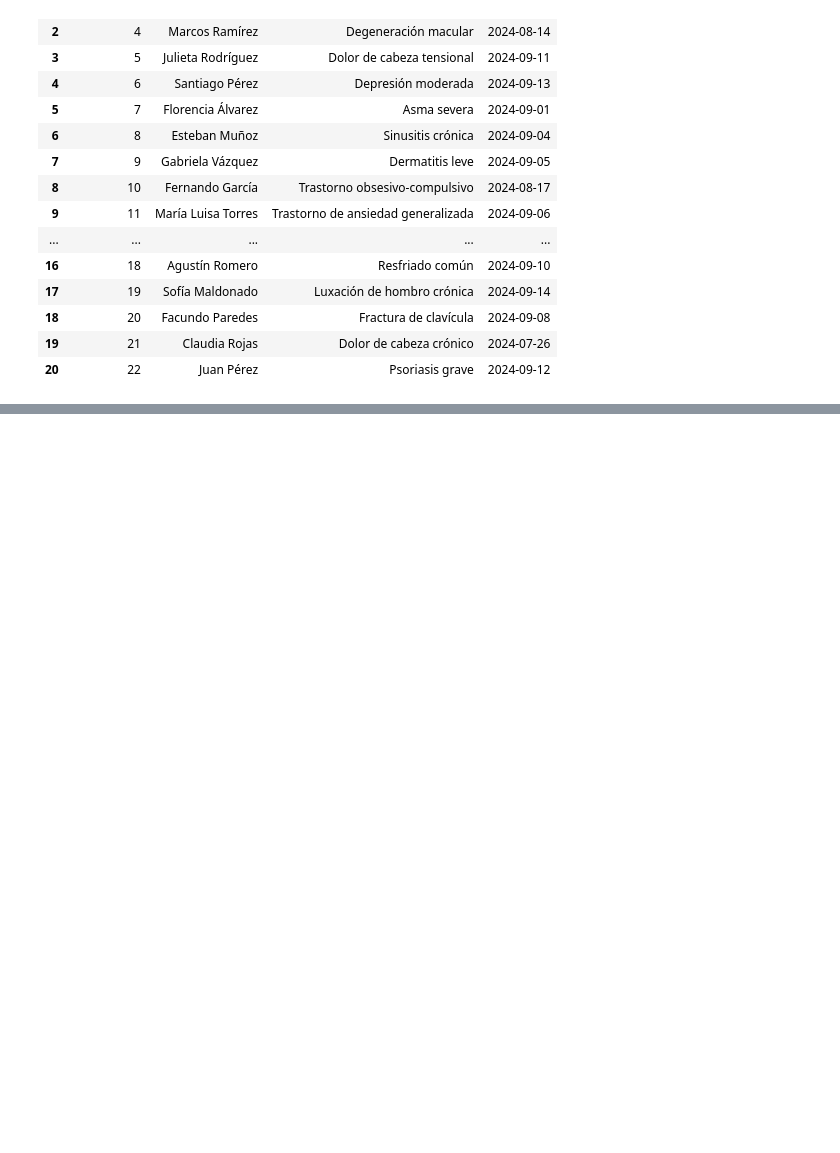
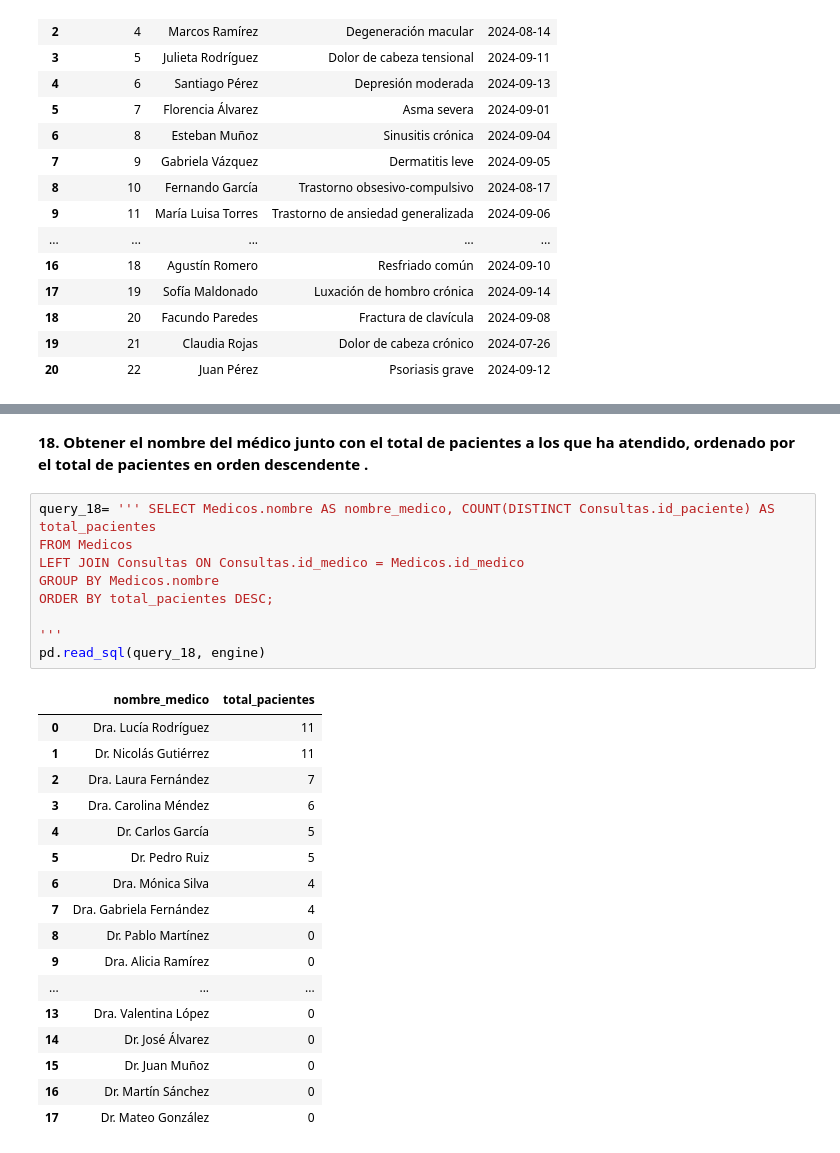
Before and after one commit to gonzagrau/TP5_GrauLuna, a Jupyter notebook: database_connection/queries.ipynb, the cells around one changed output, grey strips where cells are left out. Saved outputs shown, nothing was run; the diff lists cells and outputs as text; blank space fills up the shorter version.

```diff
--- a/database_connection/queries.ipynb
+++ b/database_connection/queries.ipynb
@@ -382,0 +444,29 @@ pd.read_sql(query_15, engine)
+# %% [markdown]
+**18.  Obtener el nombre del médico junto con el total de pacientes a los que ha atendido, ordenado por el total de pacientes en orden descendente .**
+# %%
+query_18= ''' SELECT Medicos.nombre AS nombre_medico, COUNT(DISTINCT Consultas.id_paciente) AS total_pacientes
+FROM Medicos
+LEFT JOIN Consultas ON Consultas.id_medico = Medicos.id_medico
+GROUP BY Medicos.nombre
+ORDER BY total_pacientes DESC;
+
+'''
+pd.read_sql(query_18, engine)
+# %% [output]
+|  | nombre_medico | total_pacientes |
+| 0 | Dra. Lucía Rodríguez | 11 |
+| 1 | Dr. Nicolás Gutiérrez | 11 |
+| 2 | Dra. Laura Fernández | 7 |
+| 3 | Dra. Carolina Méndez | 6 |
+| 4 | Dr. Carlos García | 5 |
+| 5 | Dr. Pedro Ruiz | 5 |
+| 6 | Dra. Mónica Silva | 4 |
+| 7 | Dra. Gabriela Fernández | 4 |
+| 8 | Dr. Pablo Martínez | 0 |
+| 9 | Dra. Alicia Ramírez | 0 |
+| ... | ... | ... |
+| 13 | Dra. Valentina López | 0 |
+| 14 | Dr. José Álvarez | 0 |
+| 15 | Dr. Juan Muñoz | 0 |
+| 16 | Dr. Martín Sánchez | 0 |
+| 17 | Dr. Mateo González | 0 |
```
Also changed, not shown: parts of 4 cells of this notebook.
